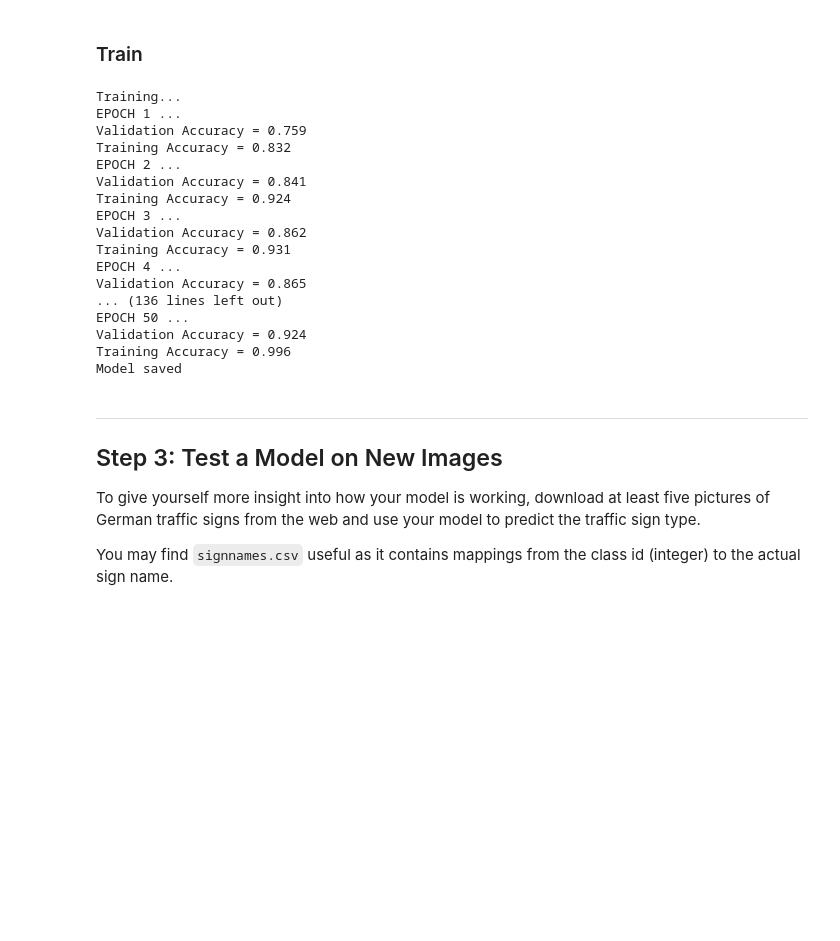
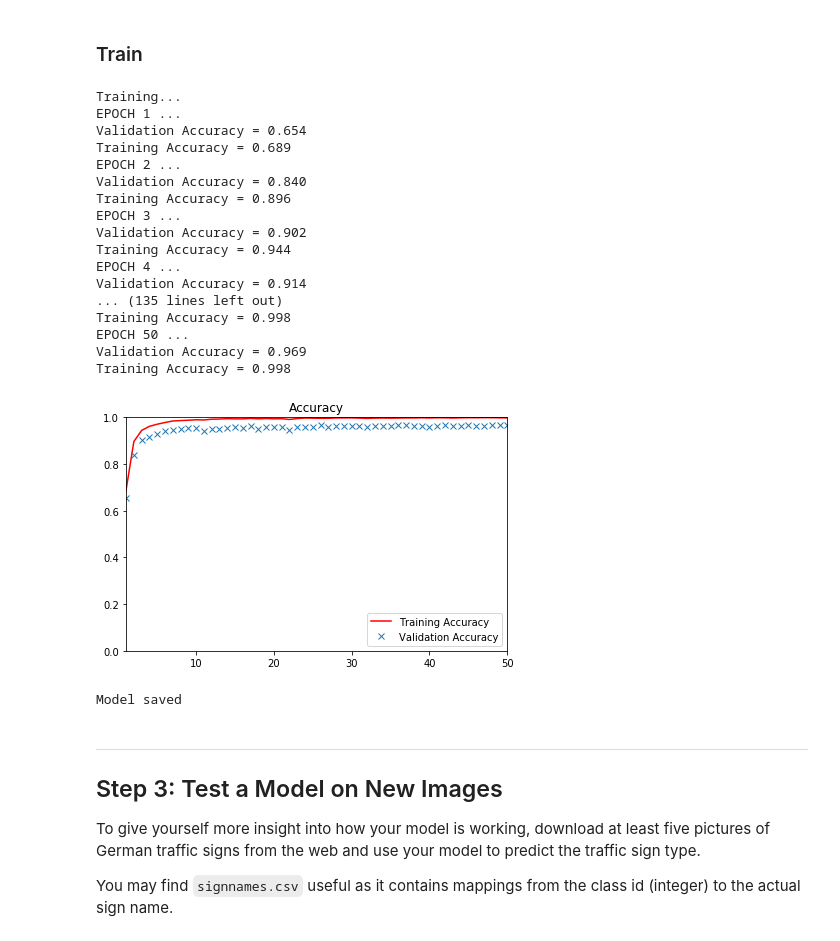
Before and after one commit to arkhalid/CarND-Traffic-Sign-Classifier-Project, a Jupyter notebook: Traffic_Sign_Classifier.ipynb, the cells around one changed output. Cells and saved outputs as stored; diff of their text form; code cells hidden in the pictures; blank space fills up the shorter version.

```diff
--- a/Traffic_Sign_Classifier.ipynb
+++ b/Traffic_Sign_Classifier.ipynb
@@ -219,7 +219,17 @@ BATCH_SIZE = 128
 ### Feel free to use as many code cells as needed.
 from tensorflow.contrib.layers import flatten
 
-def LeNet(x,keep_prob):
+def image_manipulate(x):
+    return tf.image.random_brightness(x,0.1)
+    #tf.image.random_contrast(image, lower, upper, seed=None)
+    #tf.image.random_hue(image, max_delta, seed=None)
+    #tf.image.random_saturation(image, lower, upper, seed=None)
+def image_pass(x):
+    return x
+def LeNet(x,keep_prob,training_mode):
+
+    x = tf.cond(training_mode,lambda:image_manipulate(x),lambda:image_pass(x))
+
     # Arguments used for tf.truncated_normal, randomly defines variables for the weigh(ts and biases for each layer
     mu = 0
     sigma = 0.1
@@ -290,10 +300,11 @@ sets imply underfitting. A high accuracy on the training set but low accuracy on
 x = tf.placeholder(tf.float32, (None, 32, 32, 3))
 y = tf.placeholder(tf.int32, (None))
 keep_prob = tf.placeholder(tf.float32)
+training_mode = tf.placeholder(tf.bool)
 one_hot_y = tf.one_hot(y, n_classes)
 # %%
 rate = 0.002
-logits = LeNet(x,keep_prob)
+logits = LeNet(x,keep_prob,training_mode)
 cross_entropy = tf.nn.softmax_cross_entropy_with_logits(logits=logits,labels= one_hot_y)
 loss_operation = tf.reduce_mean(cross_entropy)
 optimizer = tf.train.AdamOptimizer(learning_rate = rate)
@@ -309,17 +320,16 @@ def evaluate(X_data, y_data):
     sess = tf.get_default_session()
     for offset in range(0, num_examples, BATCH_SIZE):
         batch_x, batch_y = X_data[offset:offset+BATCH_SIZE], y_data[offset:offset+BATCH_SIZE]
-        accuracy = sess.run(accuracy_operation, feed_dict={x: batch_x, y: batch_y,keep_prob:1.0})
+        accuracy = sess.run(accuracy_operation, feed_dict={x: batch_x, y: batch_y,keep_prob:1.0,training_mode:False})
         total_accuracy += (accuracy * len(batch_x))
     return total_accuracy / num_examples
 # %%
 
 # Measurements use for graphing loss and accuracy
-log_batch_step = 50
-batches = []
+epochs = []
 loss_batch = []
-train_acc_batch = []
-valid_acc_batch = []
+train_acc_epoch = []
+valid_acc_epoch = []
 
 
 with tf.Session() as sess:
@@ -333,57 +343,62 @@ with tf.Session() as sess:
         for offset in range(0, num_examples, BATCH_SIZE):
             end = offset + BATCH_SIZE
             batch_x, batch_y = X_train[offset:end], y_train[offset:end]
-            sess.run(training_operation, feed_dict={x: batch_x, y: batch_y,keep_prob:0.5})
+            sess.run(training_operation, feed_dict={x: batch_x, y: batch_y,keep_prob:0.5,training_mode:True})
 
             # Log every 50 batches
 #             if not (batch_i % log_batch_step) and i == EPOCHS - 1:
 #                 # Calculate Training and Validation accuracy
 #                 validation_accuracy = evaluate(X_valid, y_valid)
 #                 training_accuracy = evaluate(X_train, y_train)
 
 #                 # Log batches
 #                 previous_batch = batches[-1] if batches else 0
 #                 batches.append(log_batch_step + previous_batch)
 #                 train_acc_batch.append(training_accuracy)
 #                 valid_acc_batch.append(validation_accuracy)
 
 #             batch_i += 1
         validation_accuracy = evaluate(X_valid, y_valid)
         training_accuracy = evaluate(X_train, y_train)
         print("EPOCH {} ...".format(i+1))
         print("Validation Accuracy = {:.3f}".format(validation_accuracy))
         print("Training Accuracy = {:.3f}".format(training_accuracy))
+        epochs.append(i+1)
+        train_acc_epoch.append(training_accuracy)
+        valid_acc_epoch.append(validation_accuracy)
 
-#     acc_plot = plt.subplot(111)
-#     acc_plot.set_title('Accuracy')
-#     acc_plot.plot(batches, train_acc_batch, 'r', label='Training Accuracy')
-#     acc_plot.plot(batches, valid_acc_batch, 'x', label='Validation Accuracy')
-#     acc_plot.set_ylim([0, 1.0])
-#     acc_plot.set_xlim([batches[0], batches[-1]])
-#     acc_plot.legend(loc=4)
-#     plt.tight_layout()
-#     plt.show()
+    acc_plot = plt.subplot(111)
+    acc_plot.set_title('Accuracy')
+    acc_plot.plot(epochs, train_acc_epoch, 'r', label='Training Accuracy')
+    acc_plot.plot(epochs, valid_acc_epoch, 'x', label='Validation Accuracy')
+    acc_plot.set_ylim([0, 1.0])
+    acc_plot.set_xlim([epochs[0], epochs[-1]])
+    acc_plot.legend(loc=4)
+    plt.tight_layout()
+    plt.show()
 
     saver.save(sess, './lenet')
     print("Model saved")
 # %% [output]
 Training...
 EPOCH 1 ...
-Validation Accuracy = 0.759
-Training Accuracy = 0.832
+Validation Accuracy = 0.654
+Training Accuracy = 0.689
 EPOCH 2 ...
-Validation Accuracy = 0.841
-Training Accuracy = 0.924
+Validation Accuracy = 0.840
+Training Accuracy = 0.896
 EPOCH 3 ...
-Validation Accuracy = 0.862
-Training Accuracy = 0.931
+Validation Accuracy = 0.902
+Training Accuracy = 0.944
 EPOCH 4 ...
-Validation Accuracy = 0.865
-... (136 lines left out)
+Validation Accuracy = 0.914
+... (135 lines left out)
+Training Accuracy = 0.998
 EPOCH 50 ...
-Validation Accuracy = 0.924
-Training Accuracy = 0.996
-Model saved
+Validation Accuracy = 0.969
+Training Accuracy = 0.998
+[figure, added]
+Model saved
 # %% [markdown]
 ---
 
```
Also changed, not shown: parts of 4 cells of this notebook, 3 other files.
